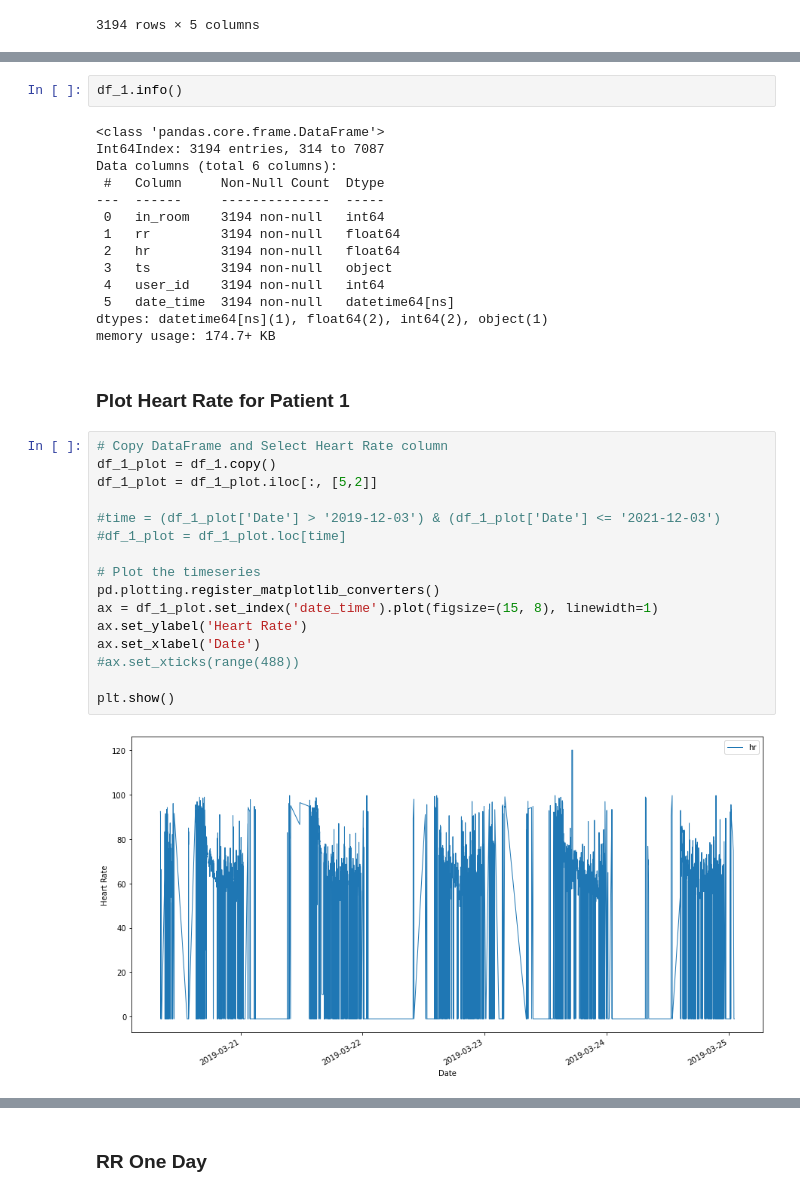
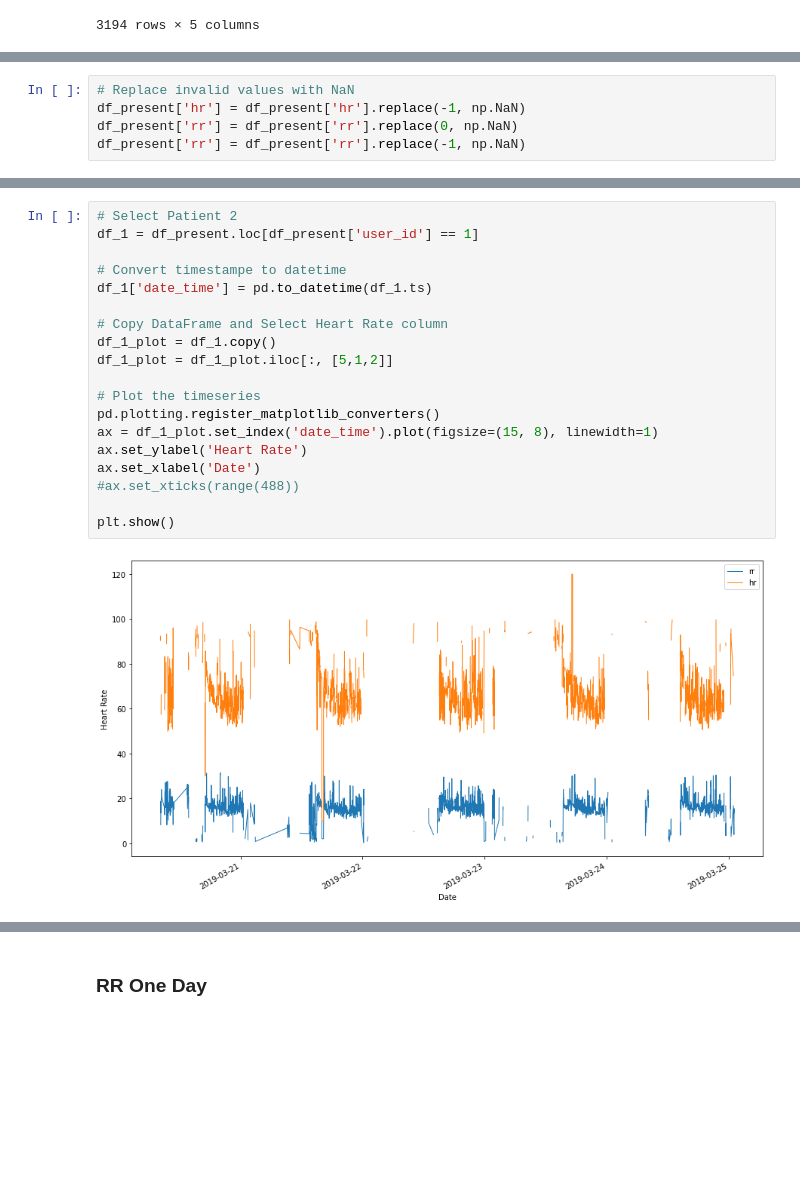
Before and after one commit to jpetoskey/Tellus_JrML_Challenge, a Jupyter notebook: Check-In Indicator, Nursing Homes.ipynb, the cells around one changed output, grey strips where cells are left out. Saved outputs shown, nothing was run; the diff lists cells and outputs as text; blank space fills up the shorter version.

Commit message:
Patients Analyzed, Emergency Alert Complete

```diff
--- a/Check-In Indicator, Nursing Homes.ipynb
+++ b/Check-In Indicator, Nursing Homes.ipynb
@@ -141,0 +185,5 @@ df_1
+# %%
+# Replace invalid values with NaN
+df_present['hr'] = df_present['hr'].replace(-1, np.NaN)
+df_present['rr'] = df_present['rr'].replace(0, np.NaN)
+df_present['rr'] = df_present['rr'].replace(-1, np.NaN)
@@ -164,36 +196,21 @@ df_1
-# %%
-df_1.info()
-# %% [output]
-<class 'pandas.core.frame.DataFrame'>
-Int64Index: 3194 entries, 314 to 7087
-Data columns (total 6 columns):
- #   Column     Non-Null Count  Dtype
----  ------     --------------  -----
- 0   in_room    3194 non-null   int64
- 1   rr         3194 non-null   float64
- 2   hr         3194 non-null   float64
- 3   ts         3194 non-null   object
- 4   user_id    3194 non-null   int64
- 5   date_time  3194 non-null   datetime64[ns]
-dtypes: datetime64[ns](1), float64(2), int64(2), object(1)
-memory usage: 174.7+ KB
-# %% [markdown]
-### Plot Heart Rate for Patient 1
 # %%
+# Select Patient 2
+df_1 = df_present.loc[df_present['user_id'] == 1]
+
+# Convert timestampe to datetime
+df_1['date_time'] = pd.to_datetime(df_1.ts)
+
 # Copy DataFrame and Select Heart Rate column
 df_1_plot = df_1.copy()
-df_1_plot = df_1_plot.iloc[:, [5,2]]
-
-#time = (df_1_plot['Date'] > '2019-12-03') & (df_1_plot['Date'] <= '2021-12-03')
-#df_1_plot = df_1_plot.loc[time]
+df_1_plot = df_1_plot.iloc[:, [5,1,2]]
 
 # Plot the timeseries
 pd.plotting.register_matplotlib_converters()
 ax = df_1_plot.set_index('date_time').plot(figsize=(15, 8), linewidth=1)
 ax.set_ylabel('Heart Rate')
 ax.set_xlabel('Date')
 #ax.set_xticks(range(488))
 
 plt.show()
 # %% [output]
-[figure, old version]
+[figure, new version]
```
Also changed, not shown: parts of 166 cells of this notebook.
